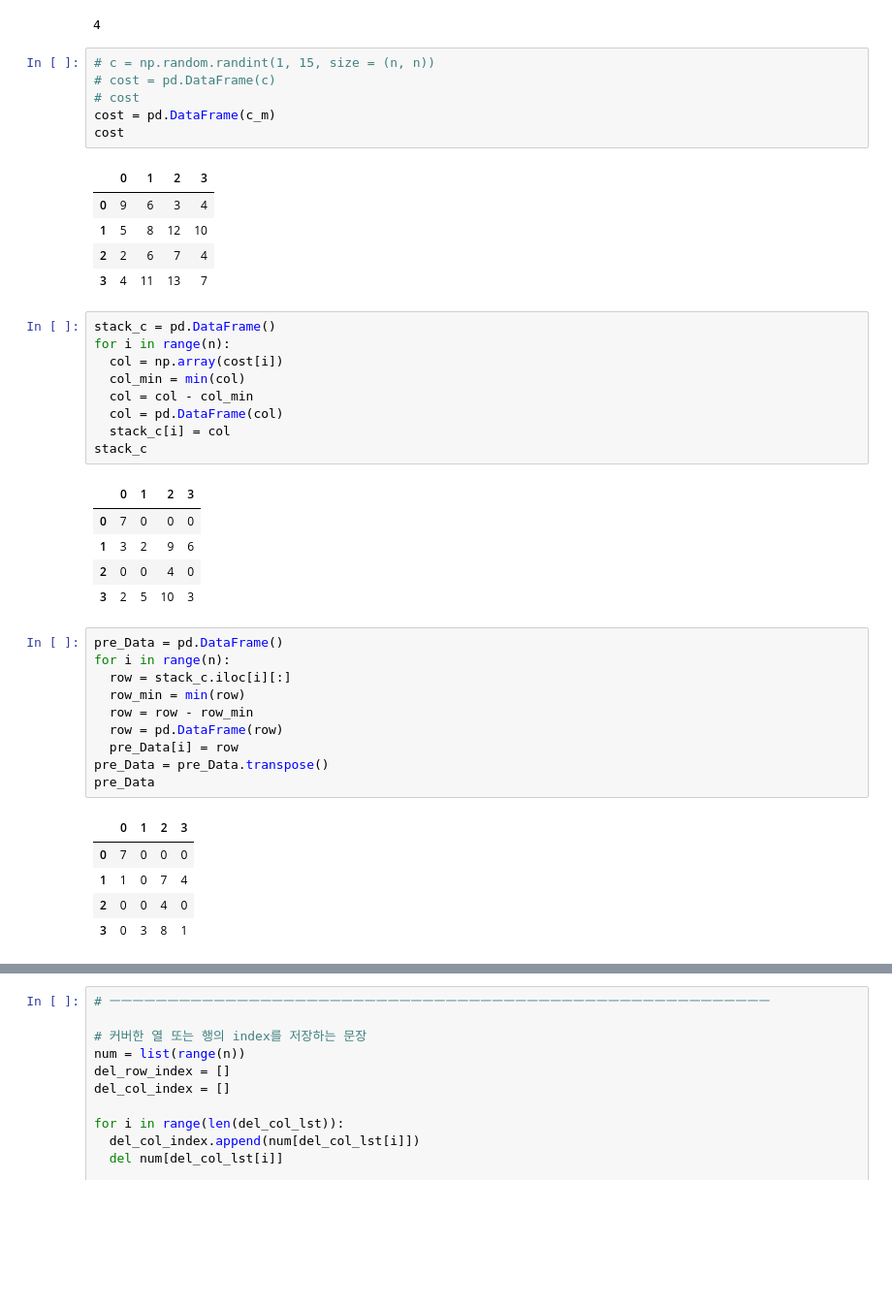
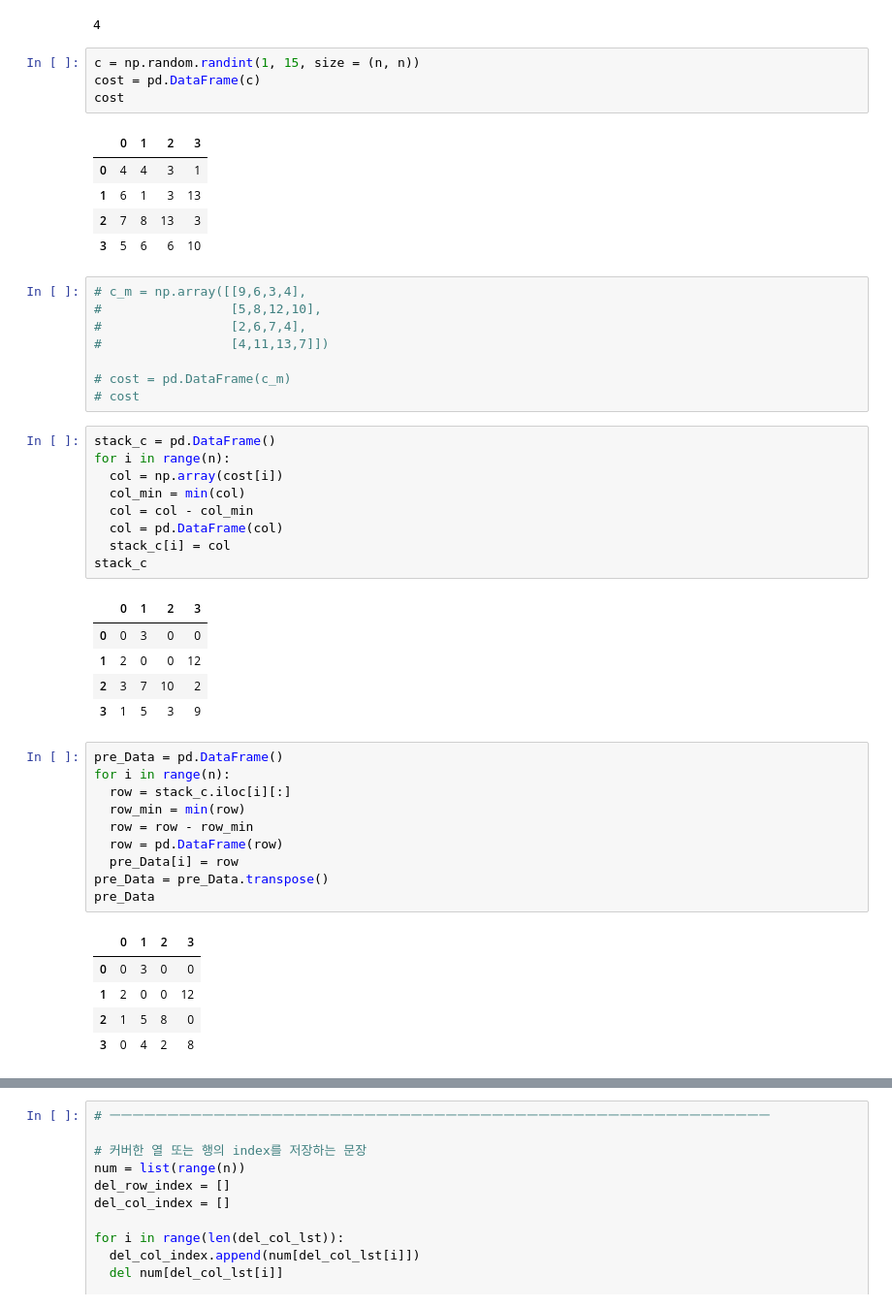
Before and after one commit to Junhyuck123/Production-control, a Jupyter notebook: Final_Project.ipynb, the cells around one changed output, grey strips where cells are left out. Shown at 97% size. Cells and saved outputs as stored; diff of their text form; blank space fills up the shorter version.

```diff
--- a/Final_Project.ipynb
+++ b/Final_Project.ipynb
@@ -33,17 +13,23 @@ n = int(input())
 # %% [output]
 4
 # %%
-# c = np.random.randint(1, 15, size = (n, n))
-# cost = pd.DataFrame(c)
-# cost
-cost = pd.DataFrame(c_m)
+c = np.random.randint(1, 15, size = (n, n))
+cost = pd.DataFrame(c)
 cost
 # %% [output]
 |  | 0 | 1 | 2 | 3 |
-| 0 | 9 | 6 | 3 | 4 |
-| 1 | 5 | 8 | 12 | 10 |
-| 2 | 2 | 6 | 7 | 4 |
-| 3 | 4 | 11 | 13 | 7 |
+| 0 | 4 | 4 | 3 | 1 |
+| 1 | 6 | 1 | 3 | 13 |
+| 2 | 7 | 8 | 13 | 3 |
+| 3 | 5 | 6 | 6 | 10 |
+# %%
+# c_m = np.array([[9,6,3,4],
+#                 [5,8,12,10],
+#                 [2,6,7,4],
+#                 [4,11,13,7]])
+
+# cost = pd.DataFrame(c_m)
+# cost
 # %%
 stack_c = pd.DataFrame()
 for i in range(n):
@@ -55,10 +41,10 @@ for i in range(n):
 stack_c
 # %% [output]
 |  | 0 | 1 | 2 | 3 |
-| 0 | 7 | 0 | 0 | 0 |
-| 1 | 3 | 2 | 9 | 6 |
-| 2 | 0 | 0 | 4 | 0 |
-| 3 | 2 | 5 | 10 | 3 |
+| 0 | 0 | 3 | 0 | 0 |
+| 1 | 2 | 0 | 0 | 12 |
+| 2 | 3 | 7 | 10 | 2 |
+| 3 | 1 | 5 | 3 | 9 |
 # %%
 pre_Data = pd.DataFrame()
 for i in range(n):
@@ -71,10 +57,10 @@ pre_Data = pre_Data.transpose()
 pre_Data
 # %% [output]
 |  | 0 | 1 | 2 | 3 |
-| 0 | 7 | 0 | 0 | 0 |
-| 1 | 1 | 0 | 7 | 4 |
-| 2 | 0 | 0 | 4 | 0 |
-| 3 | 0 | 3 | 8 | 1 |
+| 0 | 0 | 3 | 0 | 0 |
+| 1 | 2 | 0 | 0 | 12 |
+| 2 | 1 | 5 | 8 | 0 |
+| 3 | 0 | 4 | 2 | 8 |
 # %%
 pre_Data1 = pd.DataFrame()
 pre_Data1 = pre_Data.copy()
```
Also changed, not shown: parts of 19 cells of this notebook.
